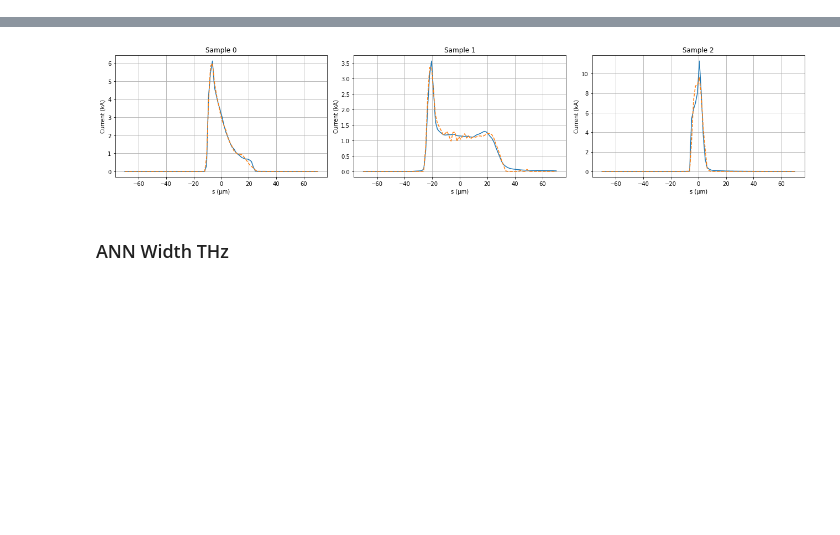
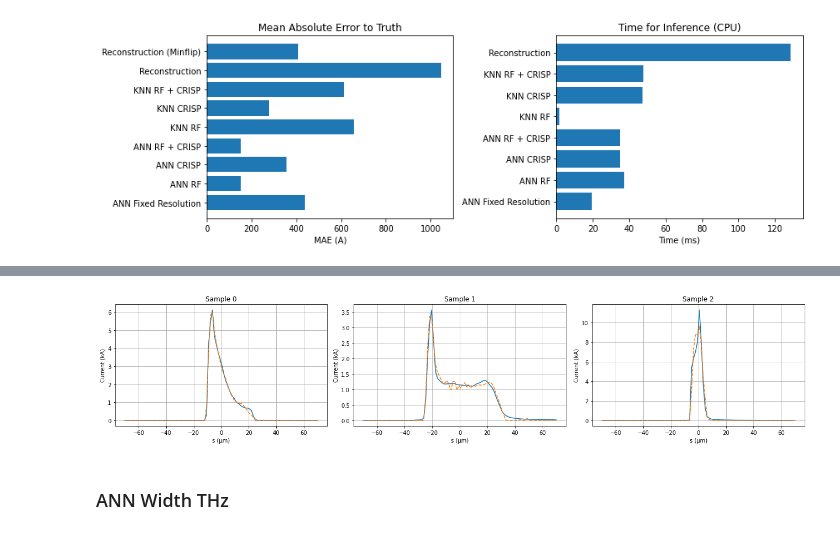
Before and after one commit to jank324/spectral-vd-euxfel, a Jupyter notebook: compare.ipynb, the cells around one changed output, grey strips where cells are left out. Drawn from its saved outputs; the diff is of its cells as text; code cells hidden in the pictures; blank space fills up the shorter version.

Commit message:
Created spectralvd module and prepared presentation

```diff
--- a/compare.ipynb
+++ b/compare.ipynb
@@ -117,0 +120,8 @@ def do_prediction(formfactor, cp, cp_X_scaler, cp_y_scaler):
+# %%
+path = f"{model_dir}/knnrfthz"
+if os.path.isdir(path):
+    knnrfthz = spectralvd.AdaptiveKNNRFTHz.load(path)
+else:
+    knnrfthz = spectralvd.AdaptiveKNNRFTHz(n_samples=100)
+    knnrfthz.fit(rf_train, formfactors_train, currents_train)
+    knnrfthz.save(path)
@@ -117,0 +280,11 @@ def do_prediction(formfactor, cp, cp_X_scaler, cp_y_scaler):
+# %%
+predictions = []
+for current in currents_test:
+    frequencies, formfactors, formfactor_noise, detlim = get_crisp_signal(current[0], current[1], n_shots=10, which_set="both")
+    recon_time, recon_current, t_rms = master_recon(frequencies, formfactors, formfactor_noise, detlim, charge=250e-12,
+                                                    method="KKstart", channels_to_remove=[], show_plots=False)
+
+    predictions.append((recon_time*3e8, recon_current))
+predictions = center_currents(predictions)
+mae = compute_mae(currents_test, predictions, minflip=True)
+model_maes["Reconstruction (Minflip)"] = mae
@@ -117,0 +303,22 @@ def do_prediction(formfactor, cp, cp_X_scaler, cp_y_scaler):
+# %%
+results = [(k, v) for k, v in model_maes.items()]
+names = [k for k, _ in results]
+values = [v for _, v in results]
+
+results2 = [(k, v) for k, v in times.items()]
+names2 = [k for k, _ in results2]
+values2 = [v*1e3 for _, v in results2]
+
+plt.figure(figsize=(12,4))
+plt.subplot(121)
+plt.title("Mean Absolute Error to Truth")
+plt.barh(names, values)
+plt.xlabel("MAE (A)")
+plt.subplot(122)
+plt.title("Time for Inference (CPU)")
+plt.barh(names2, values2)
+plt.xlabel("Time (ms)")
+plt.tight_layout()
+plt.show()
+# %% [output]
+[figure, added]
```
Also changed, not shown: parts of 32 cells of this notebook, 39 other files.
